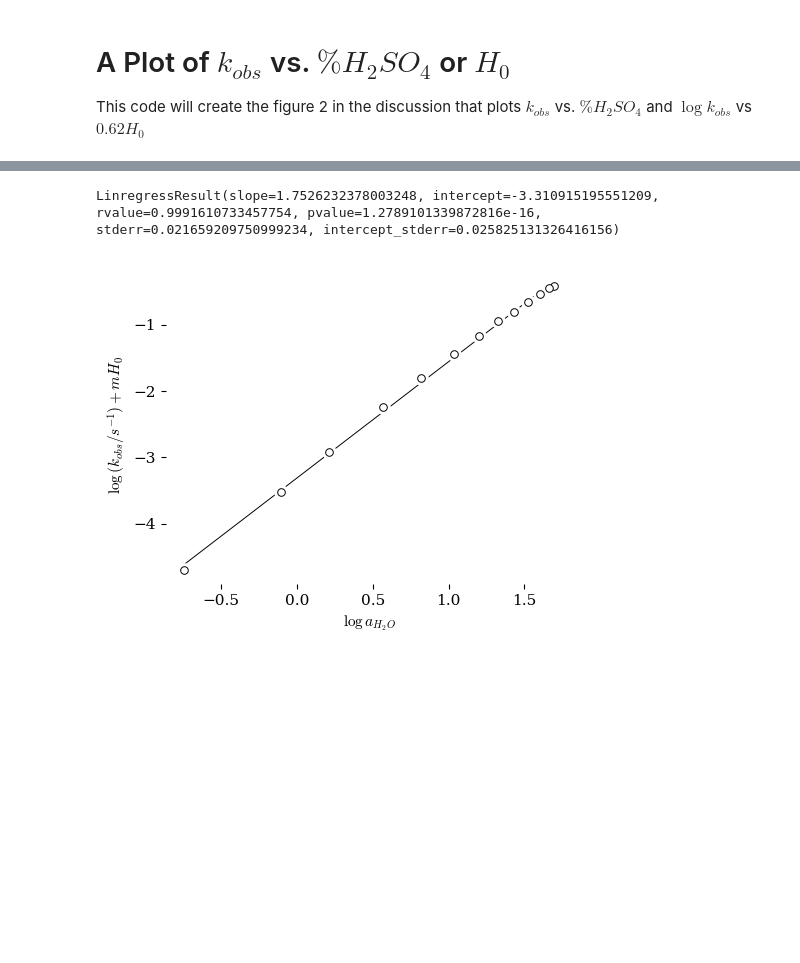
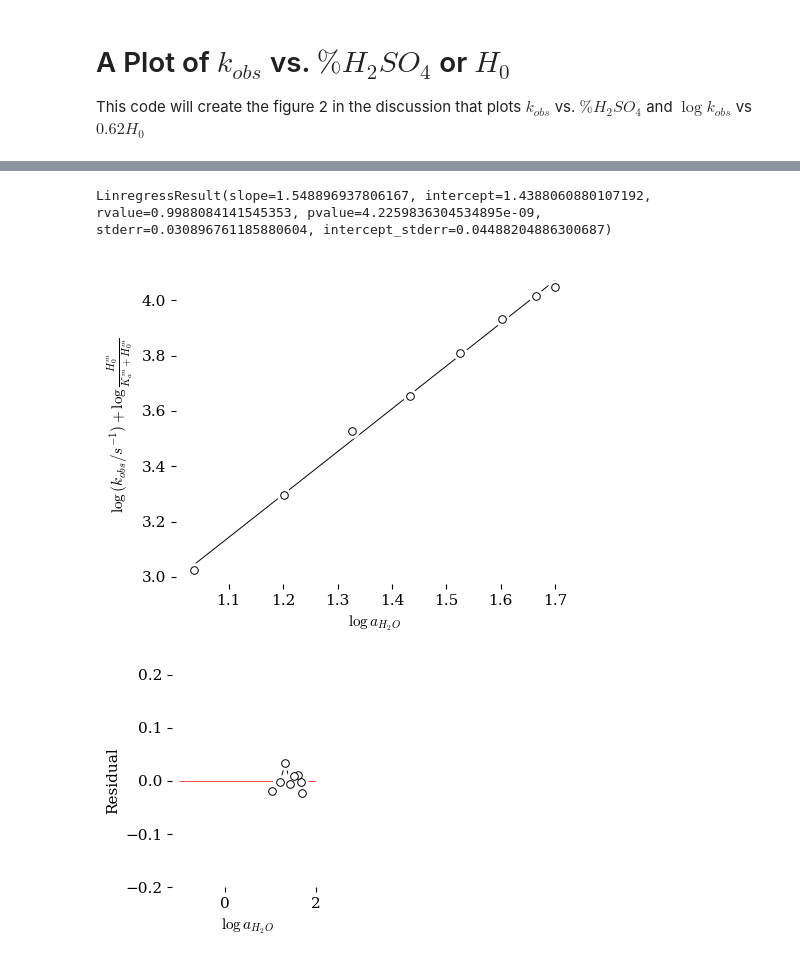
Before and after one commit to blinkletter/4410PythonNotebooks, a Jupyter notebook: Class_30/Yates-Fig4-rate_vs_aH2O.ipynb, the cells around one changed output, grey strips where cells are left out. Drawn from its saved outputs; the diff is of its cells as text; code cells hidden in the pictures; blank space fills up the shorter version.

```diff
--- a/Class_30/Yates-Fig4-rate_vs_aH2O.ipynb
+++ b/Class_30/Yates-Fig4-rate_vs_aH2O.ipynb
@@ -64,6 +65,7 @@ df = pd.read_csv(Filename,
 #display(df)
 
 df1 = (df.loc[df['Ester'] == 'MeOAc'])   ### Select only the MeOAc data
+df1 = (df.loc[0:7])   ### Select only the MeOAc data
 
 ##############################################################
 ### Perform calculations
@@ -141,9 +138,9 @@ x = np.log10(df1["Molar_aH2O"])
 
 #y = df1["log_k_obs"]
 #y = df1["log_k_obs"]-np.log10(h_0**m)
-#y = df1["log_k_obs"]-np.log10(h_0**m/(Ka**m + h_0**m))
+y = df1["log_k_obs"]-np.log10(h_0**m/(Ka**m + h_0**m))
 
-y = df1["log_k_obs"] + m * df1["H0"]
+#y = df1["log_k_obs"] + m * df1["H0"]
 
 
 
@@ -167,7 +164,7 @@ fig, ax = plt.subplots(nrows=1, ncols=1, figsize=(5,4))
 #x_label = "$\%wt {H_2SO_4}$"
 x_label = "$\log{a_{H_2O}}$"
 
-y_label = "$\log{(k_{obs} / {s}^{-1})} + mH_0$"
+y_label = "$\log{(k_{obs} / {s}^{-1})} + \log\\frac{H_0^m}{K_a^m+H_0^m}$"
 
 ###################################################
 ### RATE vs ACIDITY Plot
@@ -176,36 +173,90 @@ y_label = "$\log{(k_{obs} / {s}^{-1})} + mH_0$"
 if True:                  # Set up axes for main plot
     ax.set(ylabel=y_label, xlabel=x_label,
 #           xlim=[0,-5],
 #           ylim=[0,-5]
            )
 
 if True:                       # Data points for kobs vs Acidity
     ax.scatter(x, y,
               marker = "o", s = 30,
               color = "white", edgecolors = "black", linewidths=0.7,
               zorder = 2)
     ax.scatter(x, y,           # White circle behind each data point
               marker = "o", s = 90,
               color = "white",
               zorder = 1)
 
 
 a = linregress(x,y)
 print(a)
 y_line = a.slope * x + a.intercept
 
 ax.plot(x, y_line,    # Plot line fit
         "-", color = "black", linewidth=0.7,
         zorder = 0)
 
-plt.savefig("fig3.pdf")
+plt.savefig("fig4.pdf")
 plt.show()
 
 
 #print(np.log(df1["Molar_aH2O"]))
+
+
+
+
+
+
+###################################################
+### Create figure for RESIDUAL plot
+###################################################
+
+style = "tufte.mplstyle"
+#style = "S2_classic2.mplstyle"
+style_name = github_location_styles + style
+plt.style.use(style_name)
+
+fig, ax = plt.subplots(nrows=1, ncols=1, figsize=(2.5,3))
+
+###################################################
+### Set up labels
+###################################################
+
+#x_label = "$\%wt {H_2SO_4}$"
+x_label = "$\log{a_{H_2O}}$"
+
+y_label = "Residual"
+
+###################################################
+### Plot the residuals
+###################################################
+
+ax.set(ylabel=y_label, xlabel=x_label,
+#           xlim=[0,-5],
+           ylim=[-.2,.2]
+        )
+
+ax.plot(x, y-y_line,    # Plot line fit
+        "-", color = "black", linewidth=0.7,
+        zorder = 0)
+
+ax.scatter(x, y-y_line,
+          marker = "o", s = 30,
+          color = "white", edgecolors = "black", linewidths=0.7,
+          zorder = 2)
+ax.scatter(x, y-y_line,           # White circle behind each data point
+          marker = "o", s = 90,
+          color = "white",
+          zorder = 1)
+
+#ax.hlines(0,np.min(x),np.max(x), color ="red", linewidths =0.5, zorder=0)
+ax.hlines(0,-1,2, color ="red", linewidths =0.5, zorder=0)
+
+plt.savefig("fig4r.pdf")
+plt.show()
 # %% [output]
-LinregressResult(slope=1.7526232378003248, intercept=-3.310915195551209, rvalue=0.9991610733457754, pvalue=1.2789101339872816e-16, stderr=0.021659209750999234, intercept_stderr=0.025825131326416156)
+LinregressResult(slope=1.548896937806167, intercept=1.4388060880107192, rvalue=0.9988084141545353, pvalue=4.2259836304534895e-09, stderr=0.030896761185880604, intercept_stderr=0.04488204886300687)
-[figure, old version]
+[figure, new version]
+[figure, added]
 # %%
 ###################################################
 ### CURVE FIT FOR PARAMETERS
```
Also changed, not shown: parts of 4 cells of this notebook, 12 other files.
